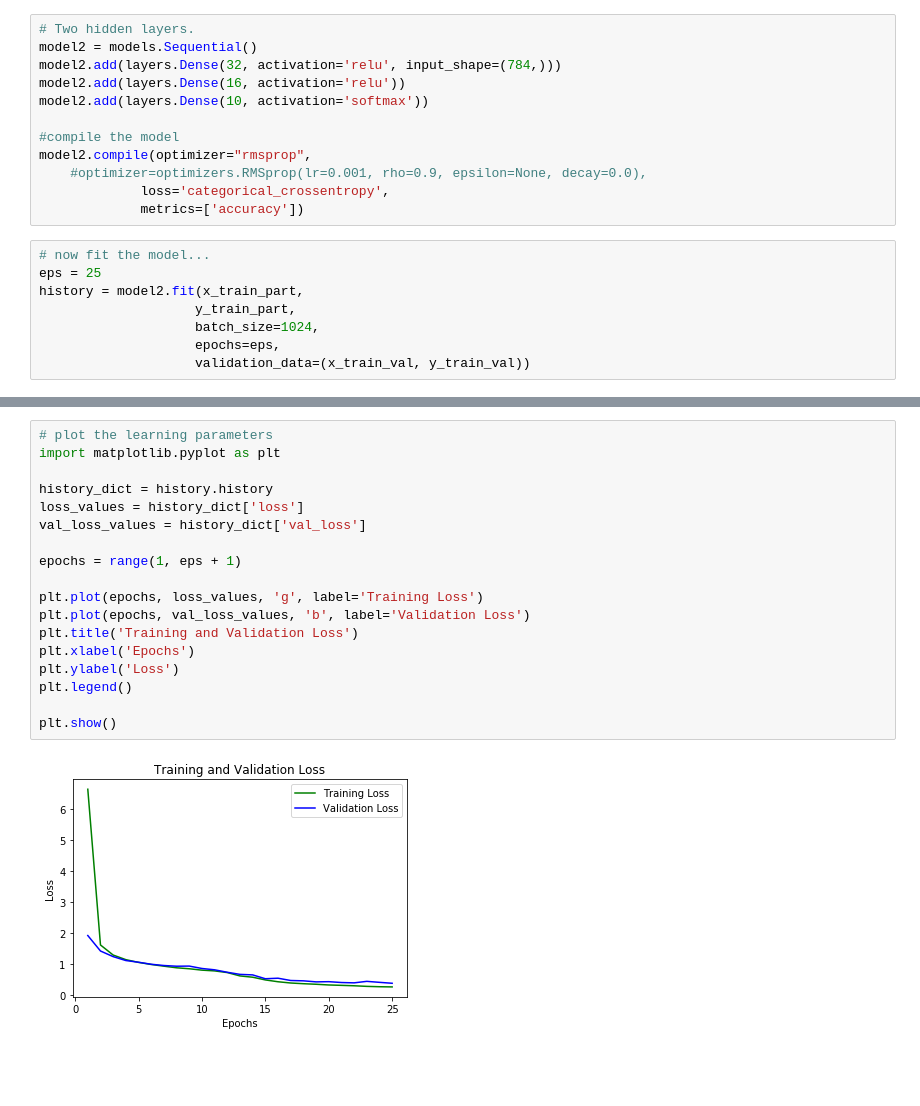
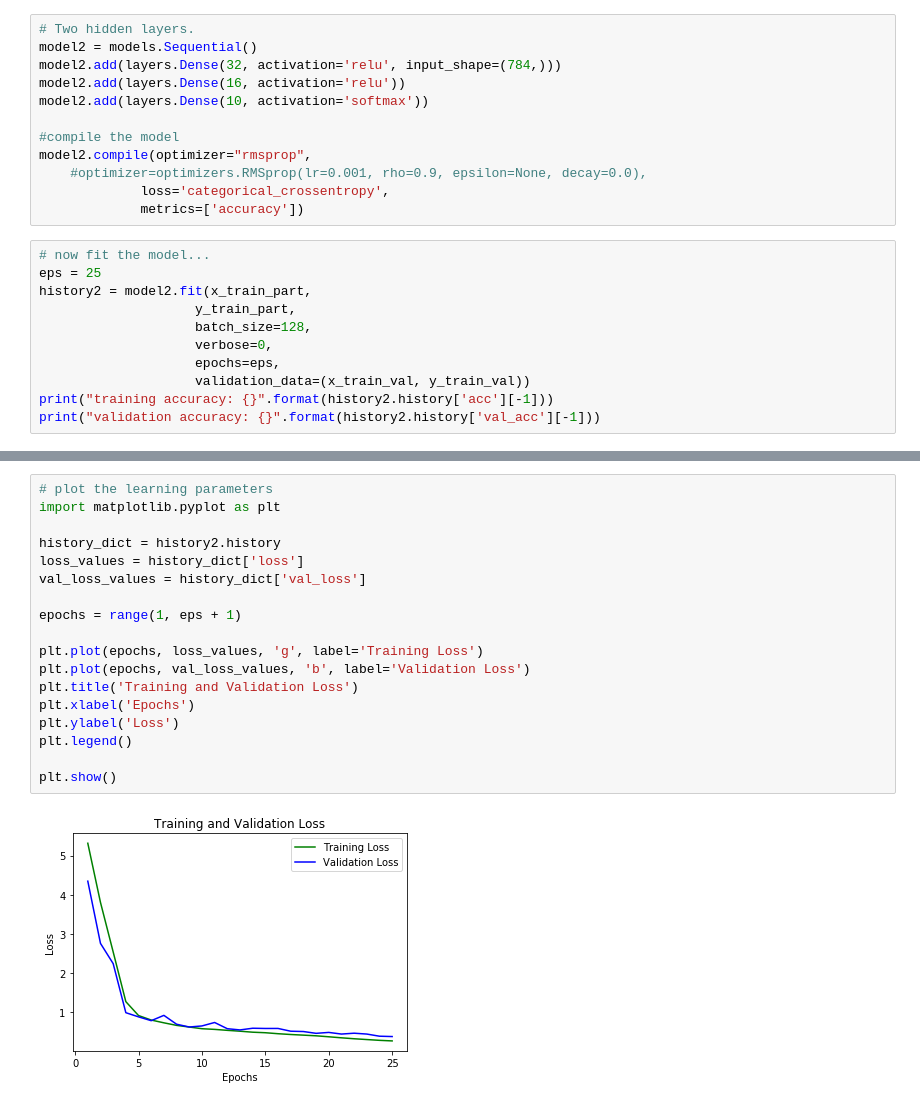
Before and after one commit to JoeDumoulin/CSCD496S19, a Jupyter notebook: Notebooks/Neural Networks/One-Layer and Two-Layer MLP for MNIST.ipynb, the cells around one changed output, grey strips where cells are left out. Cells and saved outputs as stored; diff of their text form; blank space fills up the shorter version.

```diff
--- a/Notebooks/Neural Networks/One-Layer and Two-Layer MLP for MNIST.ipynb
+++ b/Notebooks/Neural Networks/One-Layer and Two-Layer MLP for MNIST.ipynb
@@ -177,9 +174,12 @@ model2.compile(optimizer="rmsprop",
 # %%
 # now fit the model...
 eps = 25
-history = model2.fit(x_train_part,
+history2 = model2.fit(x_train_part,
                     y_train_part,
-                    batch_size=1024,
+                    batch_size=128,
+                    verbose=0,
                     epochs=eps,
                     validation_data=(x_train_val, y_train_val))
+print("training accuracy: {}".format(history2.history['acc'][-1]))
+print("validation accuracy: {}".format(history2.history['val_acc'][-1]))
 # %% [output]
@@ -203,23 +188,23 @@ Epoch 25/25
 # %%
 # plot the learning parameters
 import matplotlib.pyplot as plt
 
-history_dict = history.history
+history_dict = history2.history
 loss_values = history_dict['loss']
 val_loss_values = history_dict['val_loss']
 
 epochs = range(1, eps + 1)
 
 plt.plot(epochs, loss_values, 'g', label='Training Loss')
 plt.plot(epochs, val_loss_values, 'b', label='Validation Loss')
 plt.title('Training and Validation Loss')
 plt.xlabel('Epochs')
 plt.ylabel('Loss')
 plt.legend()
 
 plt.show()
 # %% [output]
-[figure, old version]
+[figure, new version]
 # %%
 plt.clf()
 
```
Also changed, not shown: parts of 12 cells of this notebook, 1 other file.
